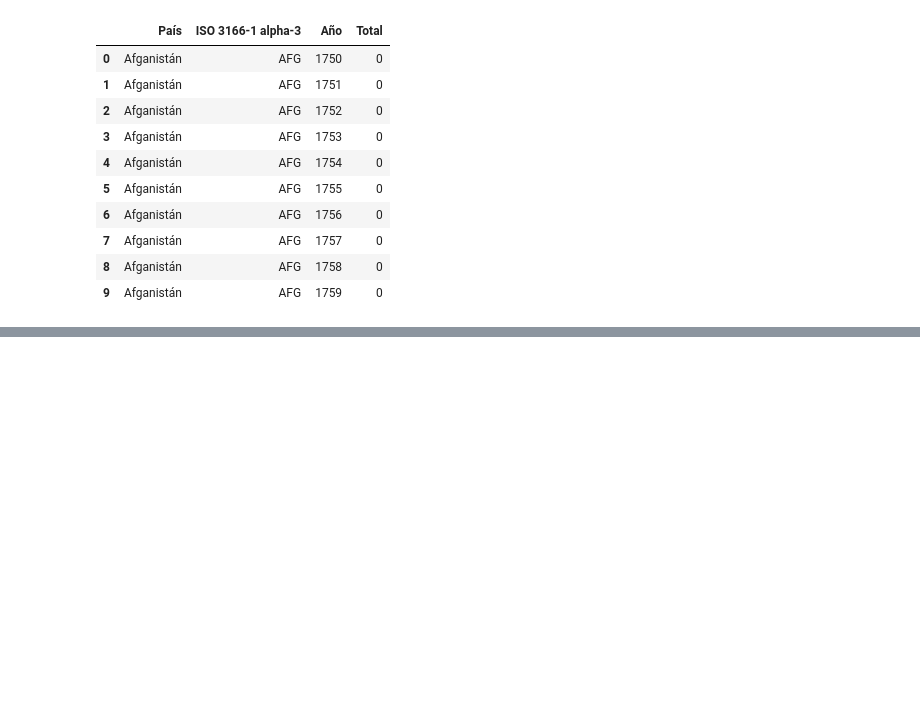
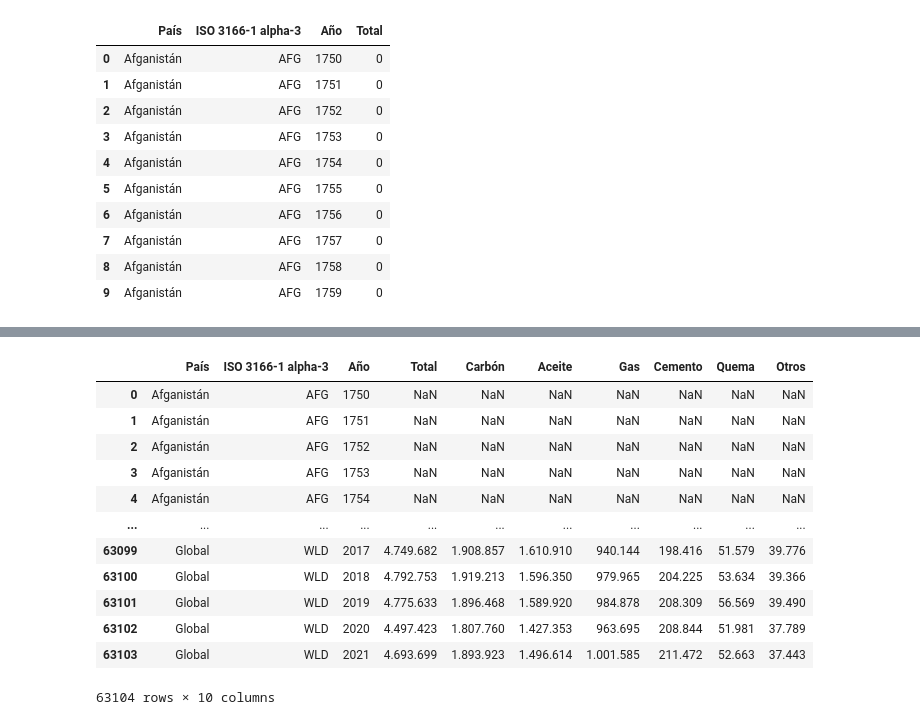
Before and after one commit to LejImkoaj/caracteristicas-basicas-pandas, a Jupyter notebook: caracteristicas-pandas/importando excel/importando_excel.ipynb, the cells around one changed output, grey strips where cells are left out. Drawn from its saved outputs; the diff is of its cells as text; code cells hidden in the pictures; blank space fills up the shorter version.

```diff
--- a/caracteristicas-pandas/importando excel/importando_excel.ipynb
+++ b/caracteristicas-pandas/importando excel/importando_excel.ipynb
@@ -67,0 +142,21 @@ intervalo
+# %%
+sheet_id = '1mSM41UfQHQjo2msBlHvQn8mYyYOm57rv5eHsUnlLvXM'
+sheet_name = 'emisiones_percapita'
+url_percapita = f'https://docs.google.com/spreadsheets/d/{sheet_id}/gviz/tq?tqx=out:csv&sheet={sheet_name}'
+# %%
+sheet_percapita = pd.read_csv(url_percapita)
+sheet_percapita
+# %% [output]
+|  | País | ISO 3166-1 alpha-3 | Año | Total | Carbón | Aceite | Gas | Cemento | Quema | Otros |
+| 0 | Afganistán | AFG | 1750 | NaN | NaN | NaN | NaN | NaN | NaN | NaN |
+| 1 | Afganistán | AFG | 1751 | NaN | NaN | NaN | NaN | NaN | NaN | NaN |
+| 2 | Afganistán | AFG | 1752 | NaN | NaN | NaN | NaN | NaN | NaN | NaN |
+| 3 | Afganistán | AFG | 1753 | NaN | NaN | NaN | NaN | NaN | NaN | NaN |
+| 4 | Afganistán | AFG | 1754 | NaN | NaN | NaN | NaN | NaN | NaN | NaN |
+| ... | ... | ... | ... | ... | ... | ... | ... | ... | ... | ... |
+| 63099 | Global | WLD | 2017 | 4.749.682 | 1.908.857 | 1.610.910 | 940.144 | 198.416 | 51.579 | 39.776 |
+| 63100 | Global | WLD | 2018 | 4.792.753 | 1.919.213 | 1.596.350 | 979.965 | 204.225 | 53.634 | 39.366 |
+| 63101 | Global | WLD | 2019 | 4.775.633 | 1.896.468 | 1.589.920 | 984.878 | 208.309 | 56.569 | 39.490 |
+| 63102 | Global | WLD | 2020 | 4.497.423 | 1.807.760 | 1.427.353 | 963.695 | 208.844 | 51.981 | 37.789 |
+| 63103 | Global | WLD | 2021 | 4.693.699 | 1.893.923 | 1.496.614 | 1.001.585 | 211.472 | 52.663 | 37.443 |
+63104 rows × 10 columns
```
Also changed, not shown: parts of 16 cells of this notebook, 1 other file.
